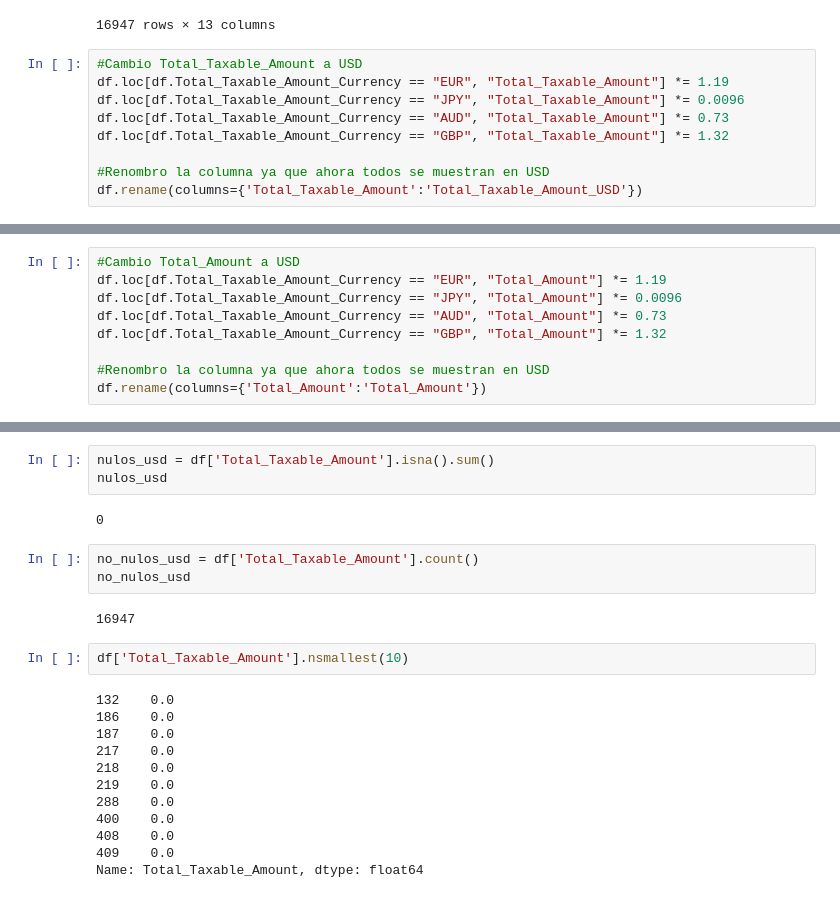
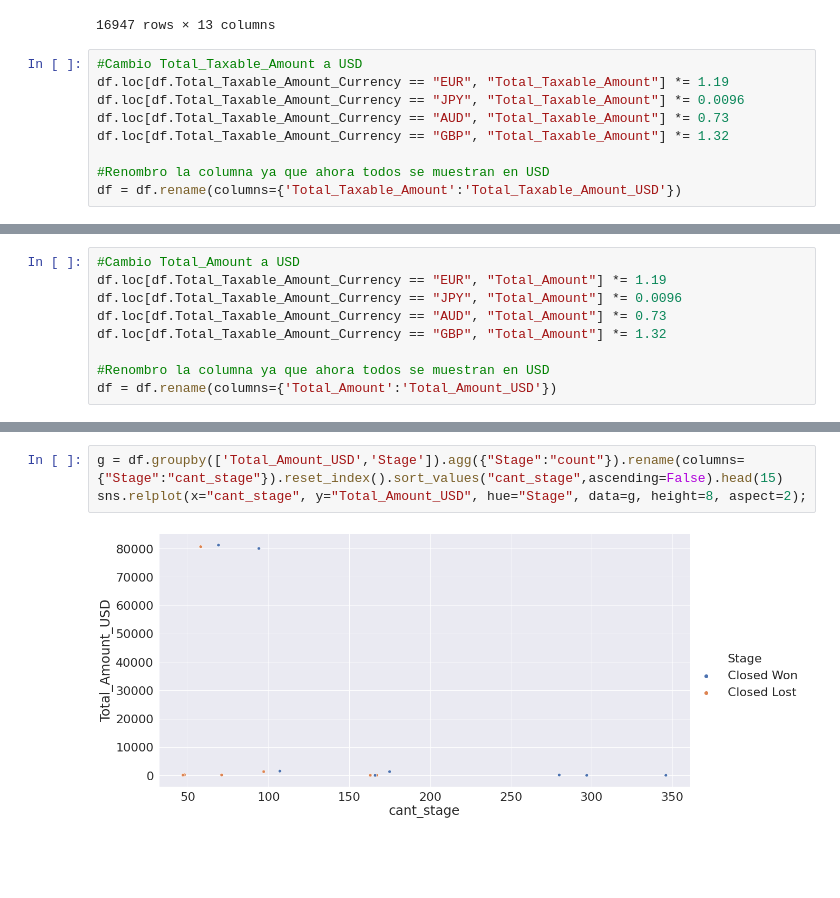
Before and after one commit to felipegonzalez2112/tp-2020-orga-datos, a Jupyter notebook: TP1_Analisis_JCropano.ipynb, the cells around one changed output, grey strips where cells are left out. Cells and saved outputs as stored; diff of their text form; blank space fills up the shorter version.

```diff
--- a/TP1_Analisis_JCropano.ipynb
+++ b/TP1_Analisis_JCropano.ipynb
@@ -575,4 +575,4 @@ df.loc[df.Total_Taxable_Amount_Currency == "AUD", "Total_Taxable_Amount"] *= 0.7
 df.loc[df.Total_Taxable_Amount_Currency == "GBP", "Total_Taxable_Amount"] *= 1.32
 
 #Renombro la columna ya que ahora todos se muestran en USD
-df.rename(columns={'Total_Taxable_Amount':'Total_Taxable_Amount_USD'})
+df = df.rename(columns={'Total_Taxable_Amount':'Total_Taxable_Amount_USD'})
@@ -598,4 +584,4 @@ df.loc[df.Total_Taxable_Amount_Currency == "AUD", "Total_Amount"] *= 0.73
 df.loc[df.Total_Taxable_Amount_Currency == "GBP", "Total_Amount"] *= 1.32
 
 #Renombro la columna ya que ahora todos se muestran en USD
-df.rename(columns={'Total_Amount':'Total_Amount'})
+df = df.rename(columns={'Total_Amount':'Total_Amount_USD'})
@@ -616,24 +588,5 @@ df.rename(columns={'Total_Amount':'Total_Amount'})
-# %%
-nulos_usd = df['Total_Taxable_Amount'].isna().sum()
-nulos_usd
-# %% [output]
-0
-# %%
-no_nulos_usd = df['Total_Taxable_Amount'].count()
-no_nulos_usd
-# %% [output]
-16947
-# %%
-df['Total_Taxable_Amount'].nsmallest(10)
-# %% [output]
-132    0.0
-186    0.0
-187    0.0
-217    0.0
-218    0.0
-219    0.0
-288    0.0
-400    0.0
-408    0.0
-409    0.0
-Name: Total_Taxable_Amount, dtype: float64
+# %%
+g = df.groupby(['Total_Amount_USD','Stage']).agg({"Stage":"count"}).rename(columns={"Stage":"cant_stage"}).reset_index().sort_values("cant_stage",ascending=False).head(15)
+sns.relplot(x="cant_stage", y="Total_Amount_USD", hue="Stage", data=g, height=8, aspect=2);
+# %% [output]
+[figure, added]
```
Also changed, not shown: parts of 8 cells of this notebook.
